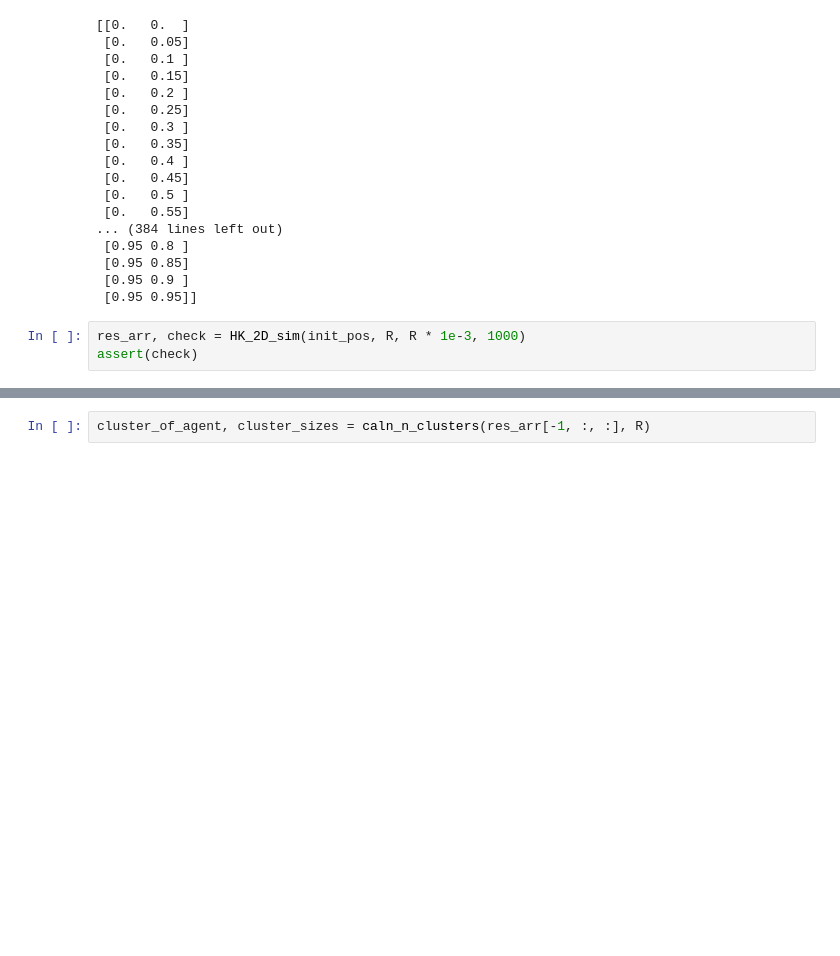
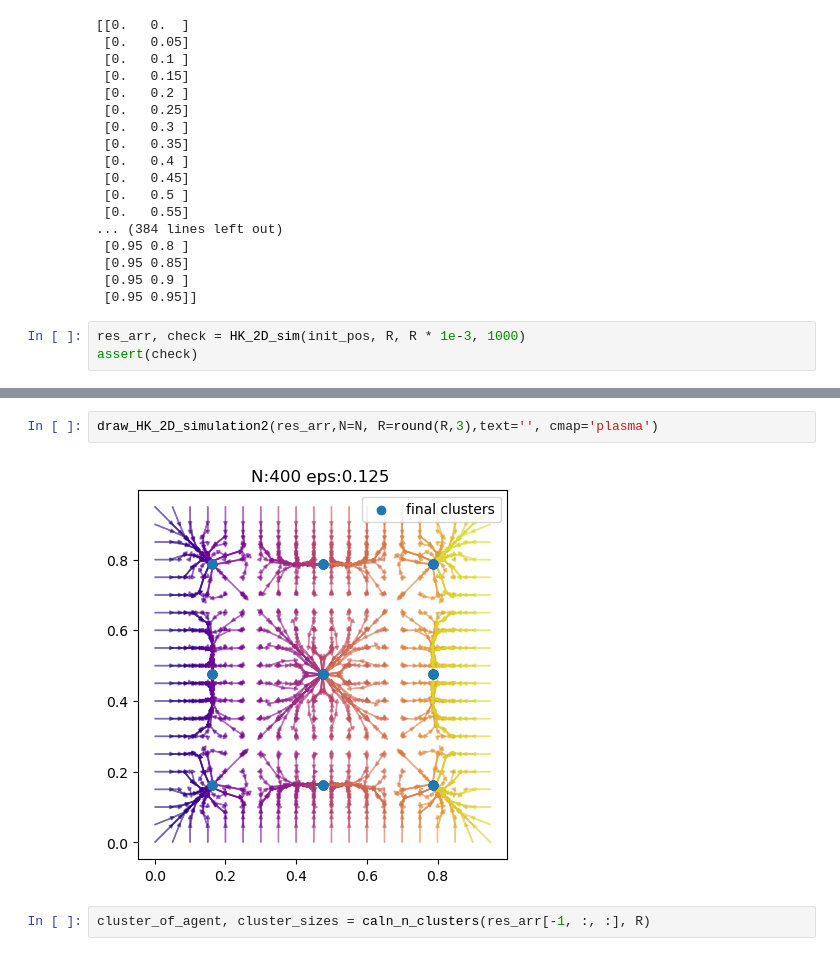
Before and after one commit to ash00748/Hegselmann-Krause-project, a Jupyter notebook: 2d HK/2d_Hegselmann_Krause.ipynb, the cells around one changed output, grey strips where cells are left out. Saved outputs shown, nothing was run; the diff lists cells and outputs as text; blank space fills up the shorter version.

```diff
--- a/2d HK/2d_Hegselmann_Krause.ipynb
+++ b/2d HK/2d_Hegselmann_Krause.ipynb
@@ -101,3 +67,7 @@ draw_HK_2D_simulation(res_arr, 'plasma')
+# %%
+draw_HK_2D_simulation2(res_arr,N=N, R=round(R,3),text='', cmap='plasma')
+# %% [output]
+[figure, added]
 # %%
 cluster_of_agent, cluster_sizes = caln_n_clusters(res_arr[-1, :, :], R)
 # %%
```
Also changed, not shown: parts of 5 cells of this notebook, 8 other files.
